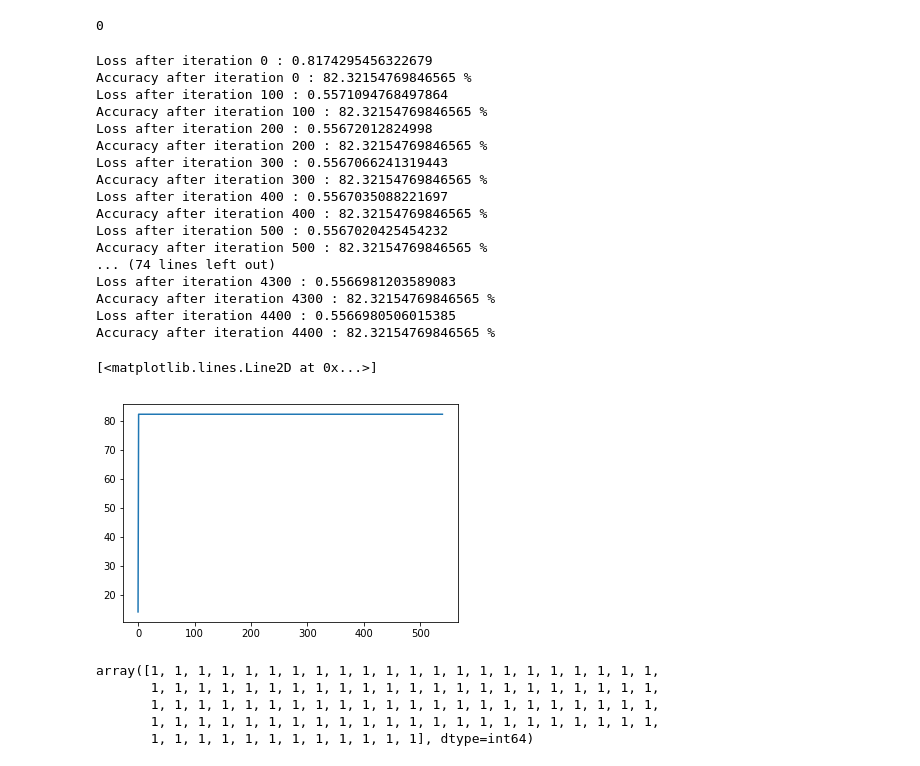
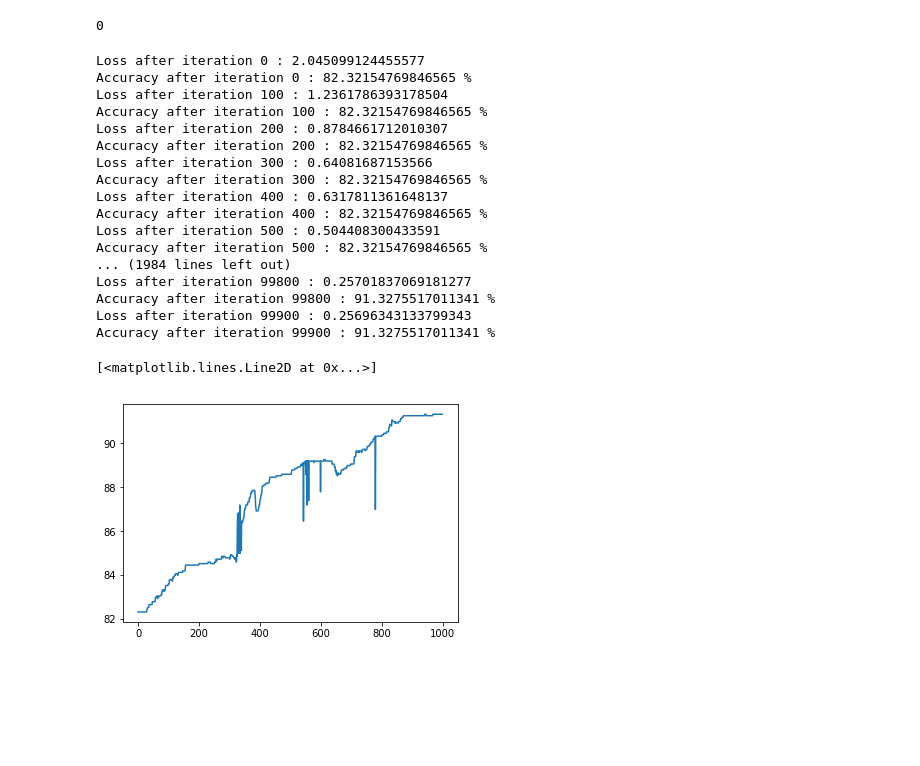
Before and after one commit to Jed1scum/JHML, a Jupyter notebook: WineQuality/WineQuality.ipynb, the cells around one changed output. Saved outputs shown, nothing was run; the diff lists cells and outputs as text; code cells hidden in the pictures; blank space fills up the shorter version.

Commit message:
updated the model hyperperameters and saved test results configurations

```diff
--- a/WineQuality/WineQuality.ipynb
+++ b/WineQuality/WineQuality.ipynb
@@ -45,18 +57,26 @@ for idx, row in enumerate(df['quality']):
+# %%
+df = normalise(df)
+dfTest = normalise(dfTest)
 # %%
-# Get labels
+# Train Get labels
 y = df[['bad','average','good']].values
-
-
-
 # Get inputs; we define our x and y here.
 X = df.drop(['quality', 'bad','average','good'], axis = 1)
-
 X.shape, y.shape # Print shapes just to check
 X = X.values
 
+# Get test labels
+yTest = dfTest[['bad','average','good']].values
+# Get inputs; we define our x and y here.
+XTest = dfTest.drop(['quality', 'bad','average','good'], axis = 1)
+XTest.shape, yTest.shape # Print shapes just to check
+XTest = XTest.values
+
 inputDimensions = 11
-hiddenDimensions = 5
+hiddenDimensions = 20
 outputDimensions = 3
+learningRate = .7
+trainingCycles = 100000
 # %%
 #need to make random start from a base of 0
 np.random.seed(0)
@@ -65,25 +85,27 @@ np.random.seed(0)
 # This is what we return at the end
 model = initialise_parameters(nn_input_dim=inputDimensions, nn_hdim= hiddenDimensions, nn_output_dim= outputDimensions)
 # %%
-model = train(model,X,y,learning_rate=0.07,epochs=4500,print_loss=True)
+model = train(model,X,y,learning_rate=learningRate,epochs=trainingCycles,print_loss=True)
+#model = train(model,X,y,learning_rate=0.07,epochs=4500,print_loss=True)
+plt.gcf().clear()
 plt.plot(losses)
 # %% [output]
-Loss after iteration 0 : 0.8174295456322679
+Loss after iteration 0 : 2.045099124455577
 Accuracy after iteration 0 : 82.32154769846565 %
-Loss after iteration 100 : 0.5571094768497864
+Loss after iteration 100 : 1.2361786393178504
 Accuracy after iteration 100 : 82.32154769846565 %
-Loss after iteration 200 : 0.55672012824998
+Loss after iteration 200 : 0.8784661712010307
 Accuracy after iteration 200 : 82.32154769846565 %
-Loss after iteration 300 : 0.5567066241319443
+Loss after iteration 300 : 0.64081687153566
 Accuracy after iteration 300 : 82.32154769846565 %
-Loss after iteration 400 : 0.5567035088221697
+Loss after iteration 400 : 0.6317811361648137
 Accuracy after iteration 400 : 82.32154769846565 %
-Loss after iteration 500 : 0.5567020425454232
+Loss after iteration 500 : 0.504408300433591
 Accuracy after iteration 500 : 82.32154769846565 %
-... (74 lines left out)
-Loss after iteration 4300 : 0.5566981203589083
-Accuracy after iteration 4300 : 82.32154769846565 %
-Loss after iteration 4400 : 0.5566980506015385
-Accuracy after iteration 4400 : 82.32154769846565 %
+... (1984 lines left out)
+Loss after iteration 99800 : 0.25701837069181277
+Accuracy after iteration 99800 : 91.3275517011341 %
+Loss after iteration 99900 : 0.25696343133799343
+Accuracy after iteration 99900 : 91.3275517011341 %
 [<matplotlib.lines.Line2D at 0x...>]
-[figure, old version]
+[figure, new version]
@@ -122,12 +124,6 @@ for index, row in dfTest[['bad','average','good']].iterrows():
     #print(str(index) +":" +str(finalValue))
 # %%
 #The predicted answers
-yTest
+#yTest
-# %% [output]
-array([1, 1, 1, 1, 1, 1, 1, 1, 1, 1, 1, 1, 1, 1, 1, 1, 1, 1, 1, 1, 1, 1,
-       1, 1, 1, 1, 1, 1, 1, 1, 1, 1, 1, 1, 1, 1, 1, 1, 1, 1, 1, 1, 1, 1,
-       1, 1, 1, 1, 1, 1, 1, 1, 1, 1, 1, 1, 1, 1, 1, 1, 1, 1, 1, 1, 1, 1,
-       1, 1, 1, 1, 1, 1, 1, 1, 1, 1, 1, 1, 1, 1, 1, 1, 1, 1, 1, 1, 1, 1,
-       1, 1, 1, 1, 1, 1, 1, 1, 1, 1, 1, 1], dtype=int64)
 # %%
 #the real answers
```
Also changed, not shown: parts of 5 cells of this notebook, 1 other file.
